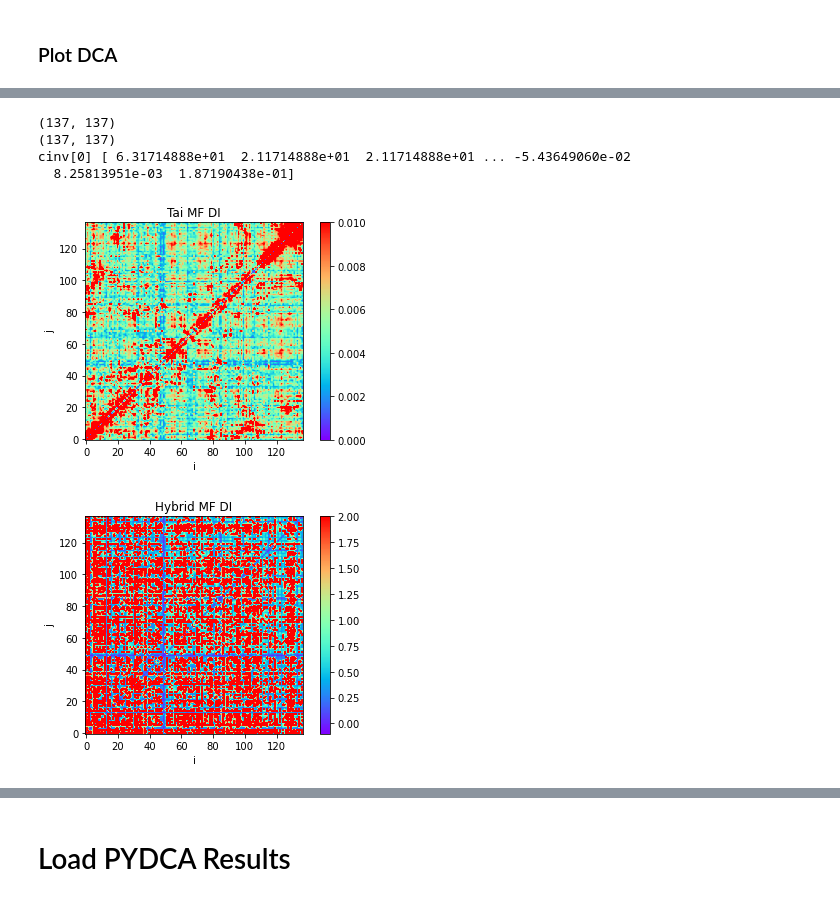
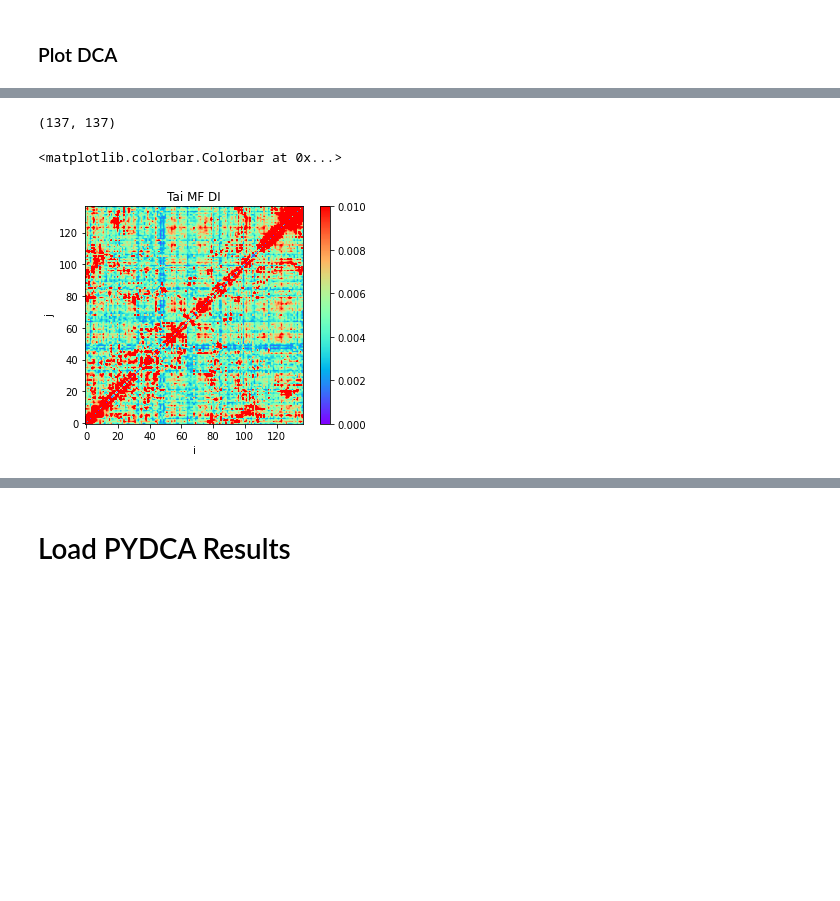
Before and after one commit to evancresswell/DCA_ER, a Jupyter notebook: ecc_DCA_ER.ipynb, the cells around one changed output, grey strips where cells are left out. Drawn from its saved outputs; the diff is of its cells as text; code cells hidden in the pictures; blank space fills up the shorter version.

```diff
--- a/ecc_DCA_ER.ipynb
+++ b/ecc_DCA_ER.ipynb
@@ -580,37 +595,34 @@ c_pydca[0] [ 0.02324263 -0.00056689 -0.00056689 ... -0.00017095 -0.00544917
 # %%
 if not removing_cols:
     MF_di = np.delete(mf_di, cols_removed,0)
     MF_di = np.delete(MF_di, cols_removed,1)
     MF_hybrid_di = np.delete(di_pydca, cols_removed,0)
     MF_hybrid_di = np.delete(MF_hybrid_di, cols_removed,1)
 else:
     MF_di = mf_di
     MF_hybrid_di = di_pydca
 # --------------------------------------------------------------------------------- #
 print(MF_di.shape)
 plt.title('Tai MF DI')
 plt.imshow(MF_di,cmap='rainbow',origin='lower')
 plt.xlabel('i')
 plt.ylabel('j')
 plt.clim(0.,.01)
 plt.colorbar(fraction=0.045, pad=0.05)
 
-plt.figure()
-print(MF_hybrid_di.shape)
-plt.title('Hybrid MF DI')
-plt.imshow(MF_hybrid_di,cmap='rainbow',origin='lower')
-plt.xlabel('i')
-plt.ylabel('j')
-plt.clim(2.,0.)
-plt.colorbar(fraction=0.045, pad=0.05)
-print('cinv[0]', cinv[0])
+# plt.figure()
+# print(MF_hybrid_di.shape)
+# plt.title('Hybrid MF DI')
+# plt.imshow(MF_hybrid_di,cmap='rainbow',origin='lower')
+# plt.xlabel('i')
+# plt.ylabel('j')
+# plt.clim(2.,0.)
+# plt.colorbar(fraction=0.045, pad=0.05)
+# print('cinv[0]', cinv[0])
 # %% [output]
 (137, 137)
-(137, 137)
-cinv[0] [ 6.31714888e+01  2.11714888e+01  2.11714888e+01 ... -5.43649060e-02
-  8.25813951e-03  1.87190438e-01]
+<matplotlib.colorbar.Colorbar at 0x...>
-[figure, old version]
+[figure, new version]
-[figure, removed]
 # %%
 # Run our version of MF di scores through Average Product Correction (to combat influences of phylogeny)
 # mf_APC = score_APC(MF_di, sequence_length, s_index)
```
Also changed, not shown: parts of 11 cells of this notebook, 15 other files.
